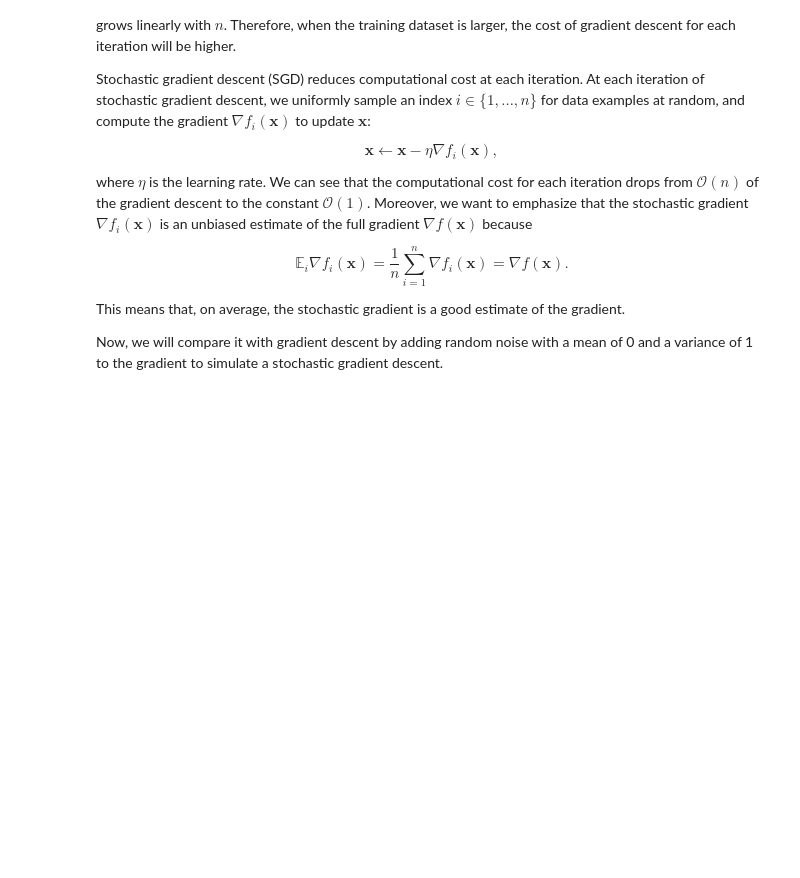
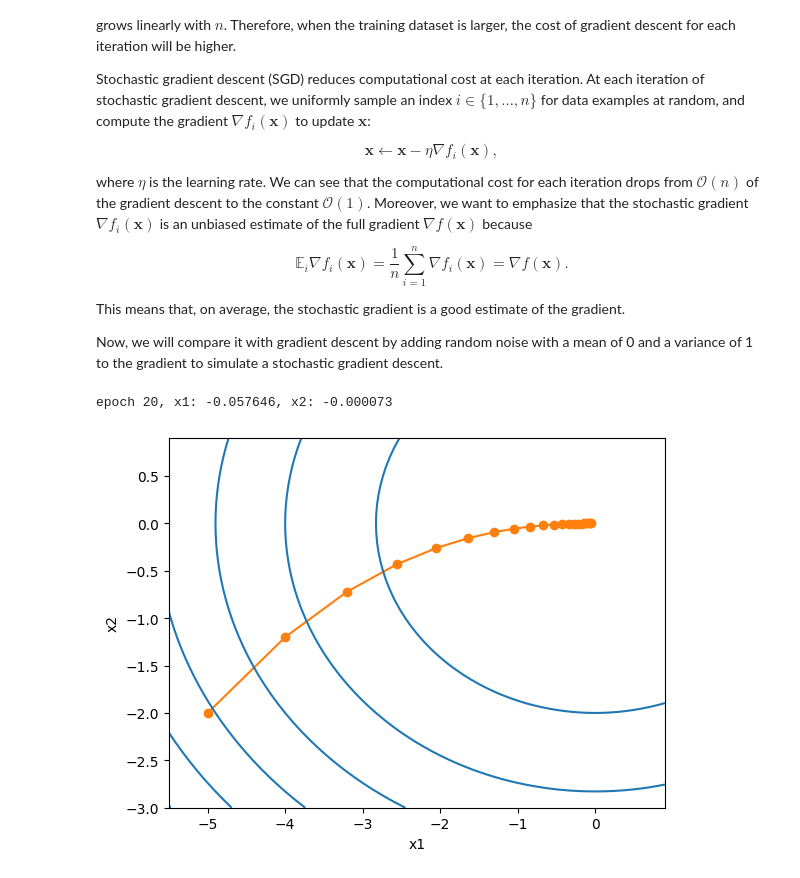
Before and after one commit to Westlake-DL/DL-Course-2024, a Jupyter notebook: exercises/hw05/hw05.ipynb, the cells around one changed output. Cells and saved outputs as stored; diff of their text form; code cells hidden in the pictures; blank space fills up the shorter version.

```diff
--- a/exercises/hw05/hw05.ipynb
+++ b/exercises/hw05/hw05.ipynb
@@ -157,13 +179,18 @@ def f(x1, x2):  # Objective function
 
 def f_grad(x1, x2):
     # Tips: try to compute the gradient
+    return 2 * x1, 4 * x2
 # %%
-def sgd(x1, x2, s1, s2, f_grad):
+def sgd(x1, x2, s1, s2, f_grad, eta = 0.1):
     # `s1` and `s2` are internal state variables that will be used in Momentum, adagrad, RMSProp
     # Tips: try to finish Stochastic Gradient Descent
-    pass
+    # pass
+    grad_x1, grad_x2 = f_grad(x1, x2)
+    x1 = x1 - eta * grad_x1
+    x2 = x2 - eta * grad_x2
+    return x1, x2, s1, s2
 # %%
-def train_2d(trainer, steps=20, f_grad=None):
+def train_2d(trainer, steps=20, f_grad=None, eta=0.1):
     # Optimize a 2D objective function with a customized trainer.
 
     # initial values
@@ -171,7 +198,9 @@ def train_2d(trainer, steps=20, f_grad=None):
     results = [(x1, x2)]
     for i in range(steps):
         # Tips: try to train by using your sgd
-        pass
+        # pass
+        x1, x2, s1, s2 = trainer(x1, x2, s1, s2, f_grad,eta)
+
         results.append((x1, x2))
     print(f'epoch {i + 1}, x1: {float(x1):f}, x2: {float(x2):f}')
     return results
@@ -189,6 +218,10 @@ def show_trace_2d(f, results):
 # %%
 eta = 0.1
 lr = 1.0  # Constant learning rate
 
 # Tips: try to plot the training trace with steps=50 with `show_trace_2d`
-pass
+#  pass
+show_trace_2d(f, train_2d(sgd, f_grad=f_grad, eta=eta))
+# %% [output]
+epoch 20, x1: -0.057646, x2: -0.000073
+[figure, added]
```
Also changed, not shown: parts of 5 cells of this notebook, 22 other files.
